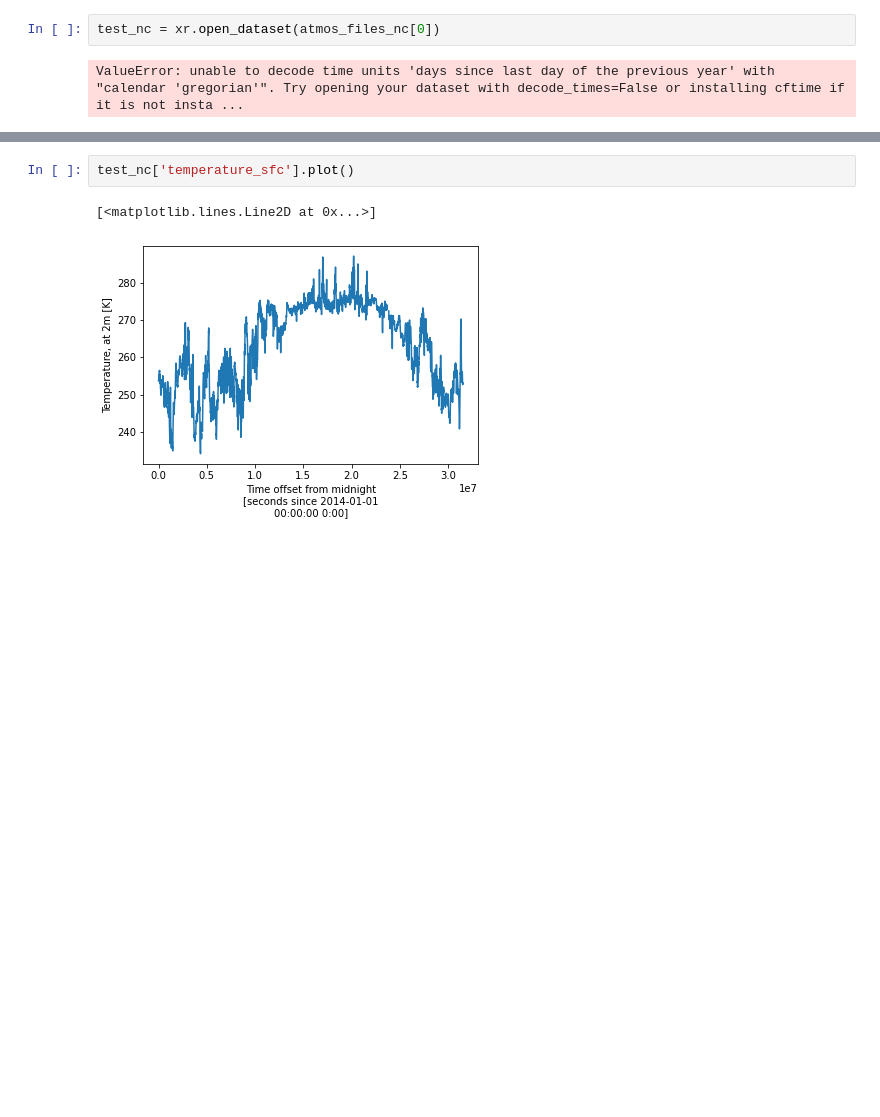
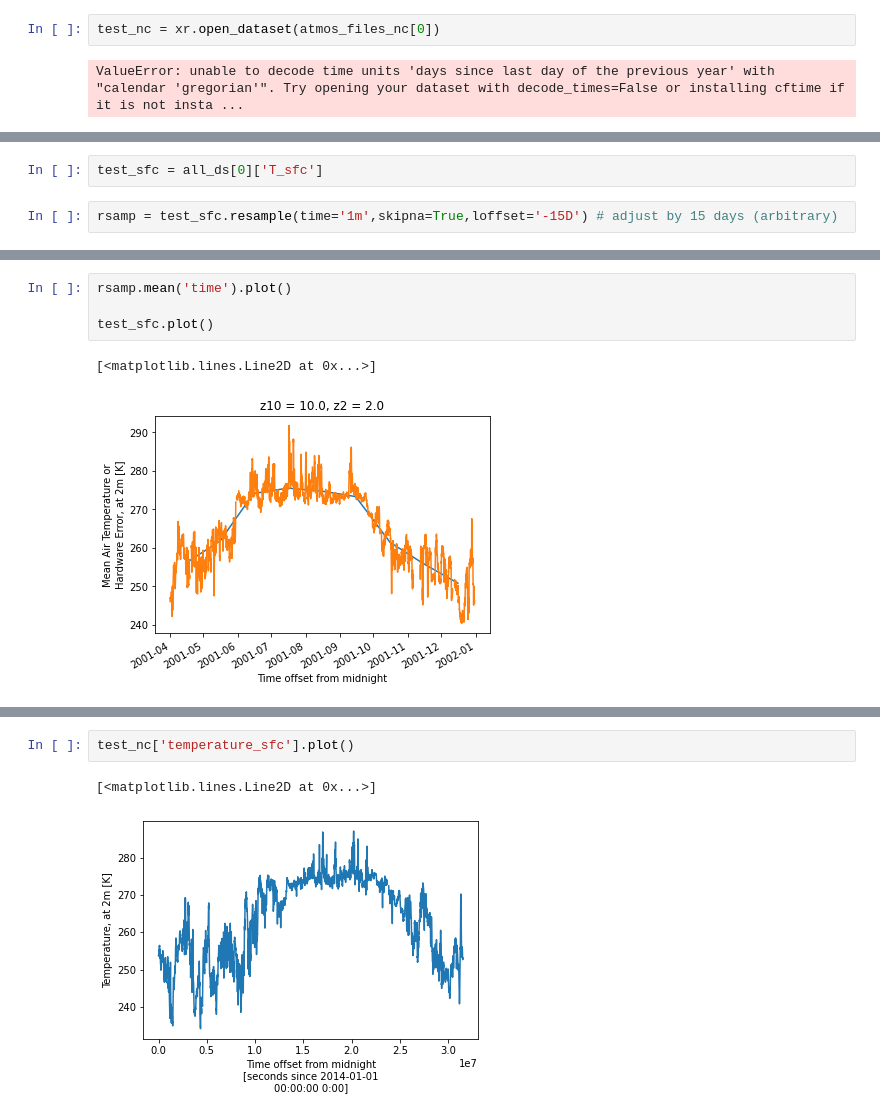
Before and after one commit to jshaw35/spectral_ice, a Jupyter notebook: gridded_trends/arm_trends.ipynb, the cells around one changed output, grey strips where cells are left out. Saved outputs shown, nothing was run; the diff lists cells and outputs as text; blank space fills up the shorter version.

```diff
--- a/gridded_trends/arm_trends.ipynb
+++ b/gridded_trends/arm_trends.ipynb
@@ -91,0 +207,4 @@ test_nc = xr.open_dataset(atmos_files_nc[0],decode_times=False)
+# %%
+test_sfc = all_ds[0]['T_sfc']
+# %%
+rsamp = test_sfc.resample(time='1m',skipna=True,loffset='-15D') # adjust by 15 days (arbitrary)
@@ -91,0 +231,7 @@ test_nc = xr.open_dataset(atmos_files_nc[0],decode_times=False)
+# %%
+rsamp.mean('time').plot()
+
+test_sfc.plot()
+# %% [output]
+[<matplotlib.lines.Line2D at 0x...>]
+[figure, added]
```
Also changed, not shown: parts of 45 cells of this notebook.
